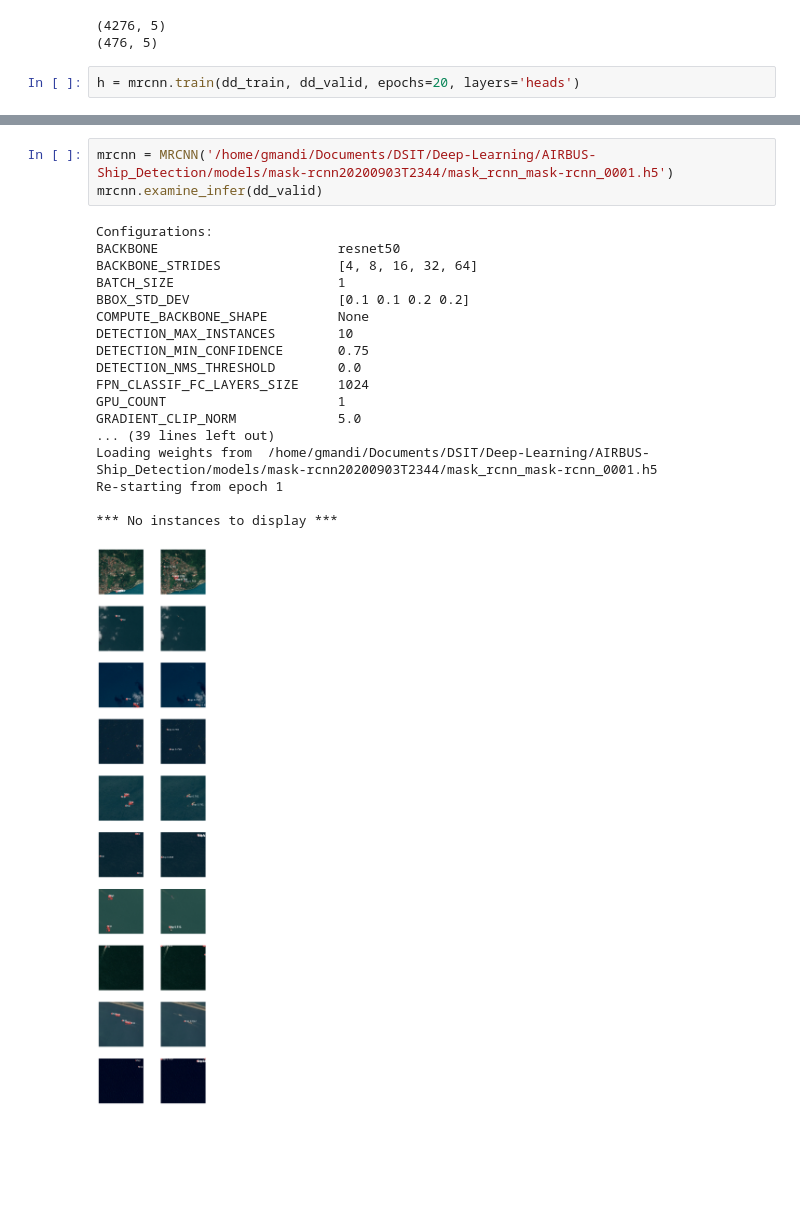
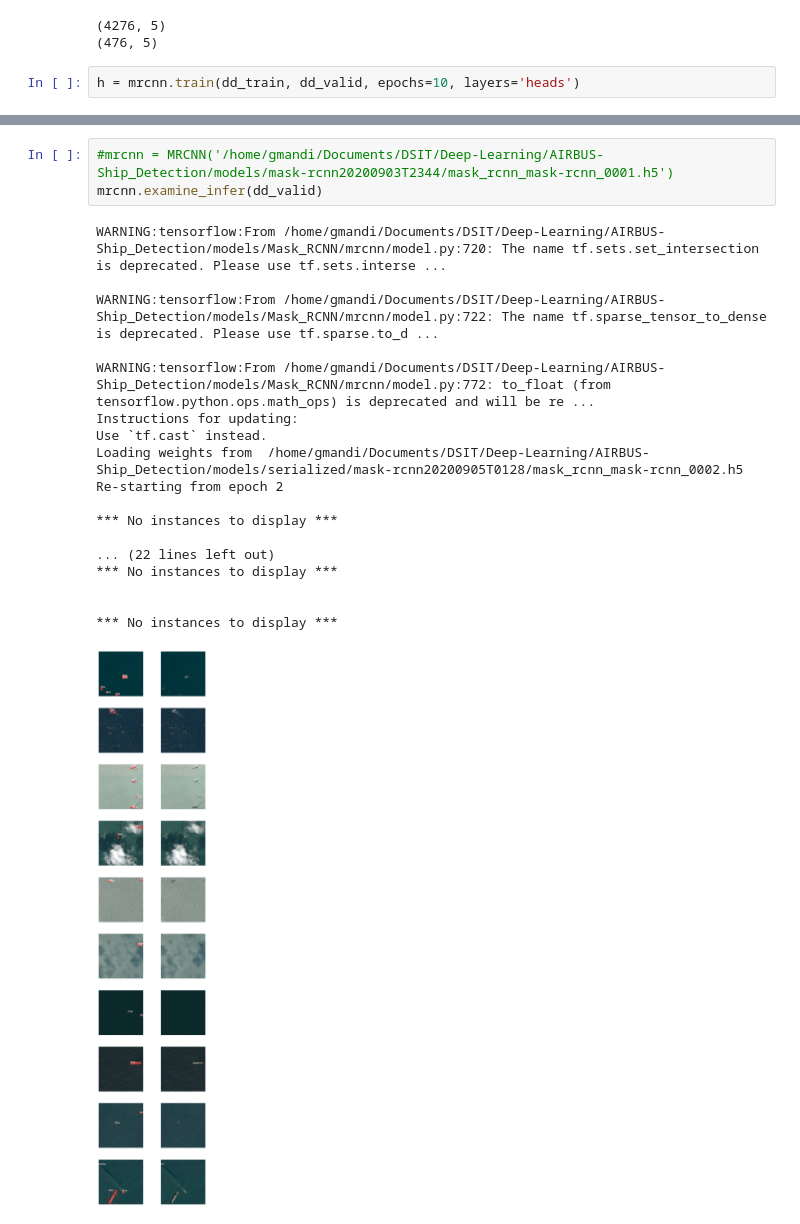
Before and after one commit to GiorgosMandi/AIRBUS-ShipDetection, a Jupyter notebook: mrcnn_exp.ipynb, the cells around one changed output, grey strips where cells are left out. Cells and saved outputs as stored; diff of their text form; blank space fills up the shorter version.

Commit message:
adjusting mrcnn

```diff
--- a/mrcnn_exp.ipynb
+++ b/mrcnn_exp.ipynb
@@ -47,7 +47,7 @@ print(valid_df.shape)
 (4276, 5)
 (476, 5)
 # %%
-h = mrcnn.train(dd_train, dd_valid, epochs=20, layers='heads')
+h = mrcnn.train(dd_train, dd_valid, epochs=10, layers='heads')
 # %% [output]
 Starting at epoch 0. LR=0.0001
 
@@ -75,22 +73,22 @@ mrcnn.show_loss(h)
 # %%
-mrcnn = MRCNN('/home/gmandi/Documents/DSIT/Deep-Learning/AIRBUS-Ship_Detection/models/mask-rcnn20200903T2344/mask_rcnn_mask-rcnn_0001.h5')
+#mrcnn = MRCNN('/home/gmandi/Documents/DSIT/Deep-Learning/AIRBUS-Ship_Detection/models/mask-rcnn20200903T2344/mask_rcnn_mask-rcnn_0001.h5')
 mrcnn.examine_infer(dd_valid)
 # %% [output]
-Configurations:
-BACKBONE                       resnet50
-BACKBONE_STRIDES               [4, 8, 16, 32, 64]
-BATCH_SIZE                     1
-BBOX_STD_DEV                   [0.1 0.1 0.2 0.2]
-COMPUTE_BACKBONE_SHAPE         None
-DETECTION_MAX_INSTANCES        10
-DETECTION_MIN_CONFIDENCE       0.75
-DETECTION_NMS_THRESHOLD        0.0
-FPN_CLASSIF_FC_LAYERS_SIZE     1024
-GPU_COUNT                      1
-GRADIENT_CLIP_NORM             5.0
-... (39 lines left out)
-Loading weights from  /home/gmandi/Documents/DSIT/Deep-Learning/AIRBUS-Ship_Detection/models/mask-rcnn20200903T2344/mask_rcnn_mask-rcnn_0001.h5
-Re-starting from epoch 1
+WARNING:tensorflow:From /home/gmandi/Documents/DSIT/Deep-Learning/AIRBUS-Ship_Detection/models/Mask_RCNN/mrcnn/model.py:720: The name tf.sets.set_intersection is deprecated. Please use tf.sets.interse ...
+
+WARNING:tensorflow:From /home/gmandi/Documents/DSIT/Deep-Learning/AIRBUS-Ship_Detection/models/Mask_RCNN/mrcnn/model.py:722: The name tf.sparse_tensor_to_dense is deprecated. Please use tf.sparse.to_d ...
+
+WARNING:tensorflow:From /home/gmandi/Documents/DSIT/Deep-Learning/AIRBUS-Ship_Detection/models/Mask_RCNN/mrcnn/model.py:772: to_float (from tensorflow.python.ops.math_ops) is deprecated and will be re ...
+Instructions for updating:
+Use `tf.cast` instead.
+Loading weights from  /home/gmandi/Documents/DSIT/Deep-Learning/AIRBUS-Ship_Detection/models/serialized/mask-rcnn20200905T0128/mask_rcnn_mask-rcnn_0002.h5
+Re-starting from epoch 2
 
 *** No instances to display ***
+
+... (22 lines left out)
+*** No instances to display ***
+
+
+*** No instances to display ***
-[figure, old version]
+[figure, new version]
```
Also changed, not shown: parts of 2 cells of this notebook, 1 other file.
